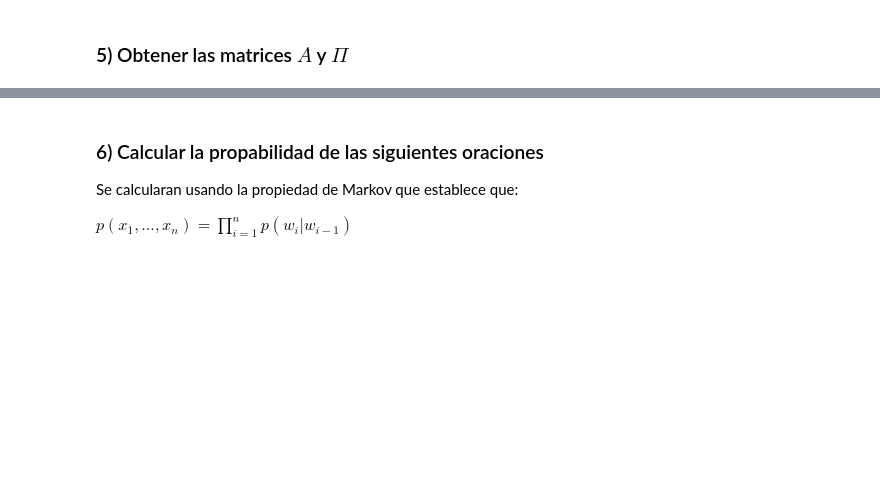
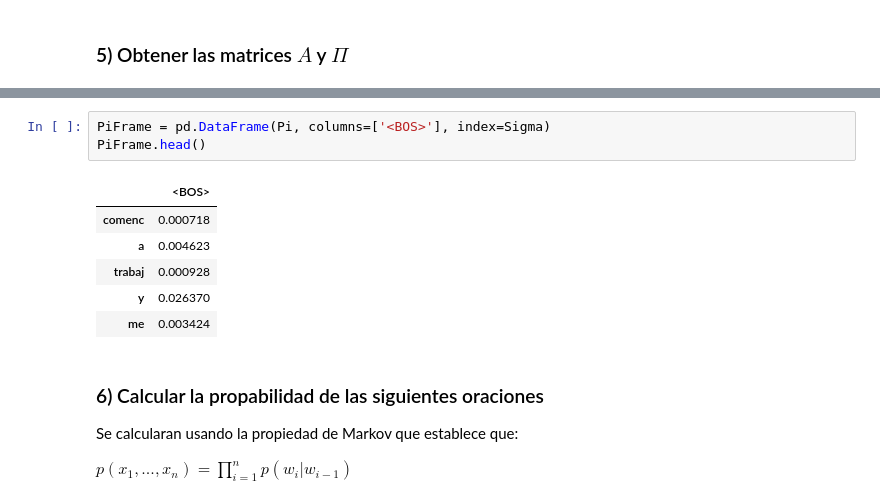
Before and after one commit to sjukdom/natural-language-processing, a Jupyter notebook: practica-2/Practica2.ipynb, the cells around one changed output, grey strips where cells are left out. Saved outputs shown, nothing was run; the diff lists cells and outputs as text; blank space fills up the shorter version.

```diff
--- a/practica-2/Practica2.ipynb
+++ b/practica-2/Practica2.ipynb
@@ -243,3 +255,13 @@ las vac
+# %%
+PiFrame = pd.DataFrame(Pi, columns=['<BOS>'], index=Sigma)
+PiFrame.head()
+# %% [output]
+|  | <BOS> |
+| comenc | 0.000718 |
+| a | 0.004623 |
+| trabaj | 0.000928 |
+| y | 0.026370 |
+| me | 0.003424 |
 # %% [markdown]
 ### 6) Calcular la propabilidad de las siguientes oraciones
 
```
Also changed, not shown: parts of 17 cells of this notebook.
